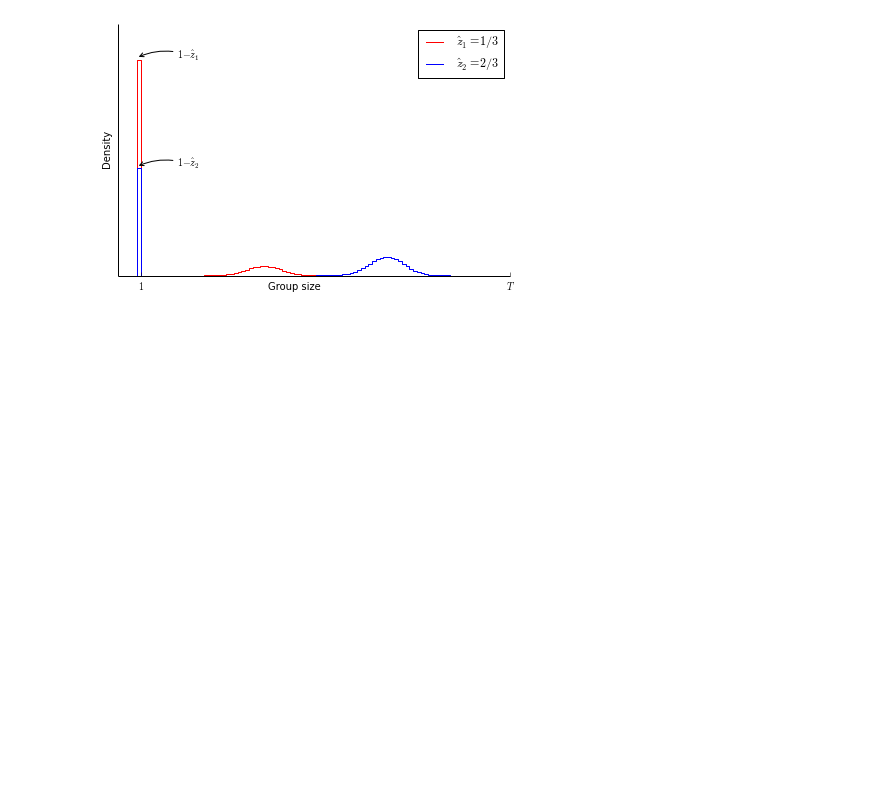
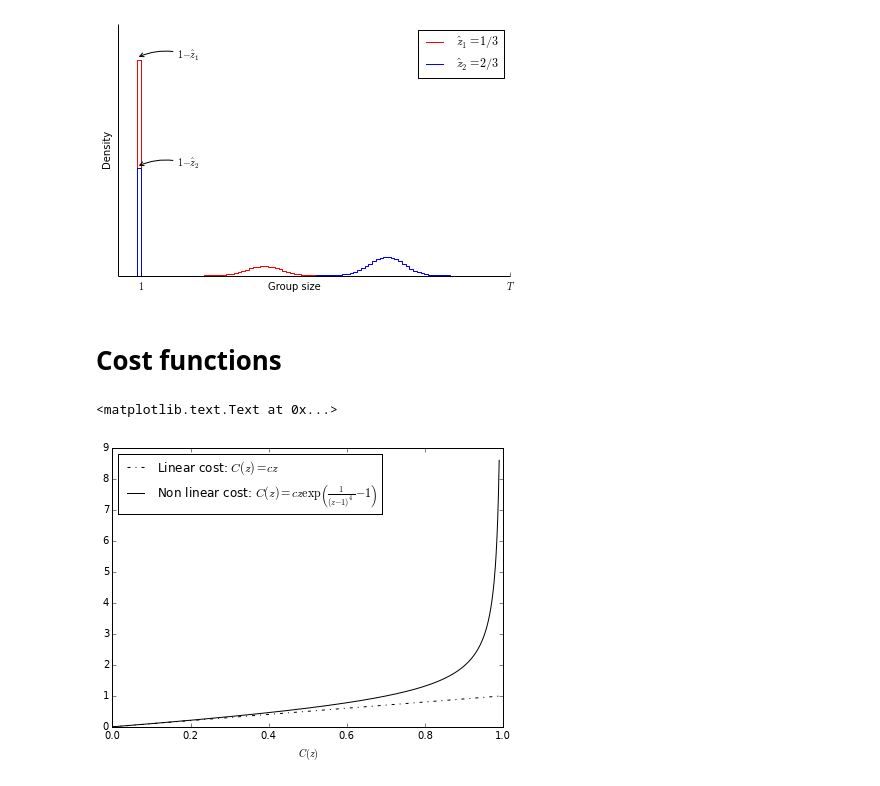
Before and after one commit to geeklhem/pimad, a Jupyter notebook: notebook/Figures.ipynb, the cells around one changed output. Drawn from its saved outputs; the diff is of its cells as text; code cells hidden in the pictures; blank space fills up the shorter version.

```diff
--- a/notebook/Figures.ipynb
+++ b/notebook/Figures.ipynb
@@ -43,2 +43,20 @@ from pimad.figures.convergence import *
 # %% [output]
 [figure]
+# %% [markdown]
+# Cost functions
+# %%
+def cost(z,c,chi):
+    return c* z * np.exp( (1-z)**(-1.0/chi) - 1 )
+
+plt.figure(figsize=(7,5))
+
+x = np.linspace(0,1,1000)[:-10]
+plt.plot(x,x,"k-.",label="Linear cost: $C(z)=cz$")
+plt.plot(x,cost(x,1,4),"k-",
+         label=r"Non linear cost: $C(z)=cz \exp\left(\frac{1}{(z-1)^4} - 1\right )$")
+plt.legend(loc="upper left")
+plt.xlabel(r"$z$")
+plt.xlabel(r"$C(z)$")
+# %% [output]
+<matplotlib.text.Text at 0x...>
+[figure, added]
```
Also changed, not shown: parts of 9 cells of this notebook.
